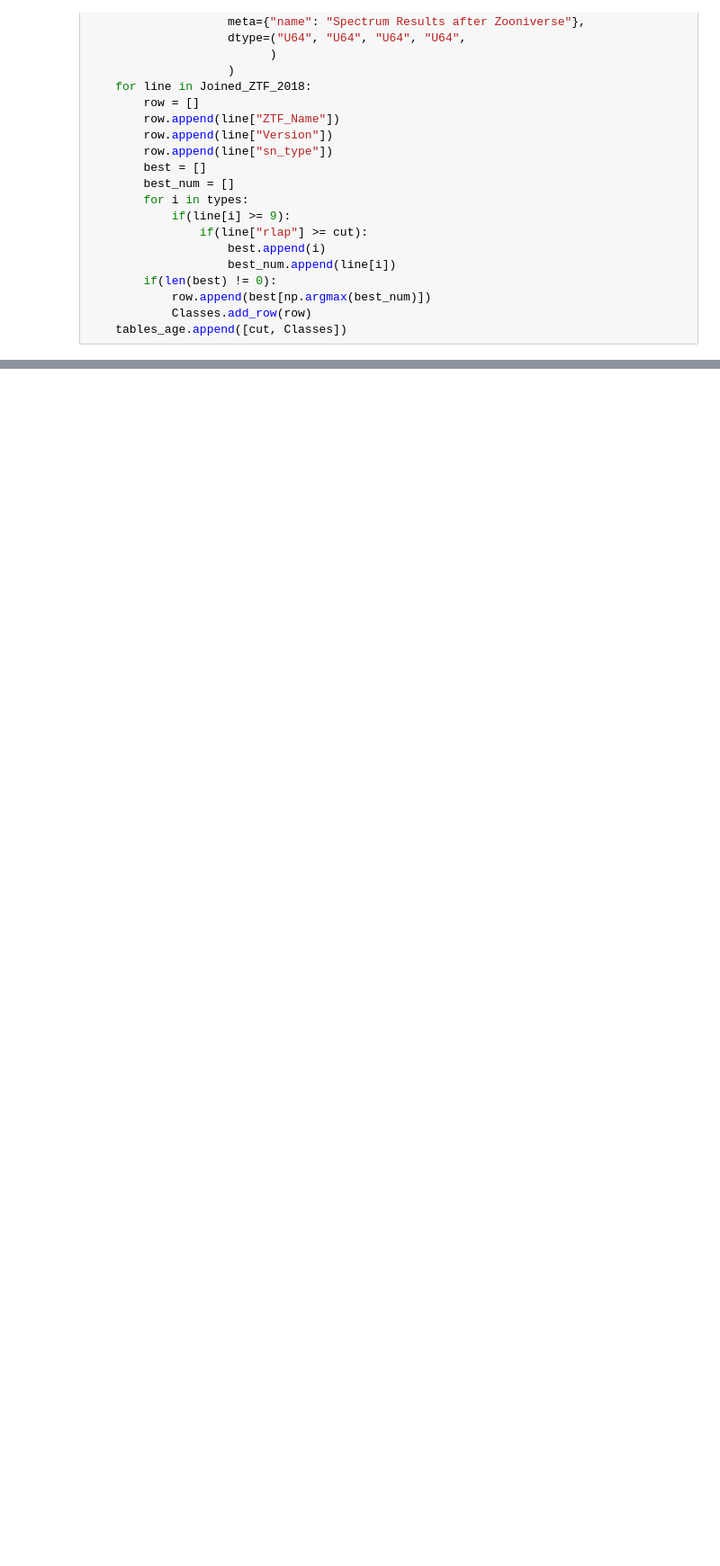
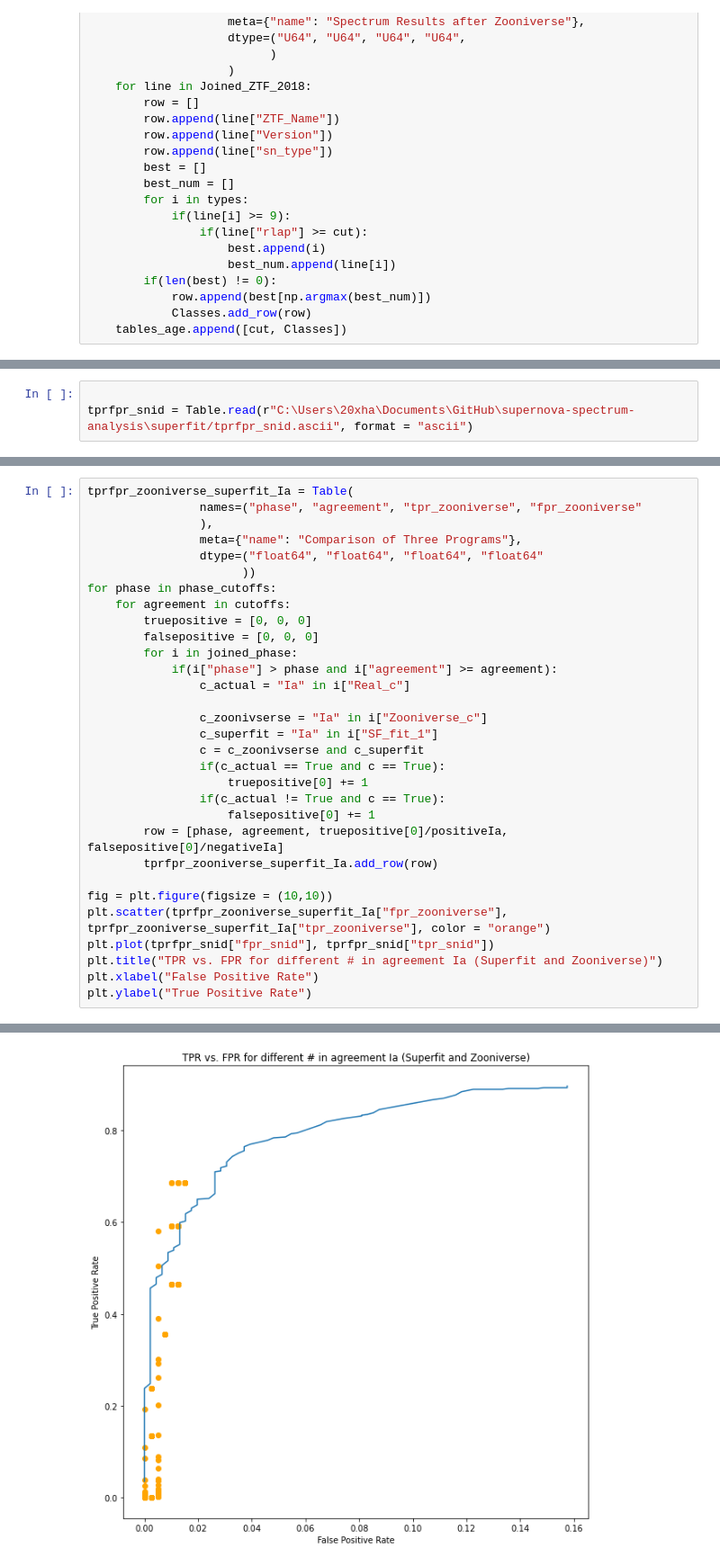
Before and after one commit to Hallflower20/supernova-spectrum-analysis, a Jupyter notebook: ZooniverseAnalysis/Analysis.ipynb, the cells around one changed output, grey strips where cells are left out. Shown: that part at 90% size. Cells and saved outputs as stored; diff of their text form; blank space fills up the shorter version.

```diff
--- a/ZooniverseAnalysis/Analysis.ipynb
+++ b/ZooniverseAnalysis/Analysis.ipynb
@@ -715,0 +780,3 @@ for cut in rlap_cutoffs:
+# %%
+
+tprfpr_snid = Table.read(r"C:\Users\20xha\Documents\GitHub\supernova-spectrum-analysis\superfit/tprfpr_snid.ascii", format = "ascii")
@@ -715,0 +872,32 @@ for cut in rlap_cutoffs:
+# %%
+tprfpr_zooniverse_superfit_Ia = Table(
+                names=("phase", "agreement", "tpr_zooniverse", "fpr_zooniverse"
+                ),
+                meta={"name": "Comparison of Three Programs"},
+                dtype=("float64", "float64", "float64", "float64"
+                      ))
+for phase in phase_cutoffs:
+    for agreement in cutoffs:
+        truepositive = [0, 0, 0]
+        falsepositive = [0, 0, 0]
+        for i in joined_phase:
+            if(i["phase"] > phase and i["agreement"] >= agreement):
+                c_actual = "Ia" in i["Real_c"]
+
+                c_zoonivserse = "Ia" in i["Zooniverse_c"]
+                c_superfit = "Ia" in i["SF_fit_1"]
+                c = c_zoonivserse and c_superfit
+                if(c_actual == True and c == True):
+                    truepositive[0] += 1
+                if(c_actual != True and c == True):
+                    falsepositive[0] += 1
+        row = [phase, agreement, truepositive[0]/positiveIa, falsepositive[0]/negativeIa]
+        tprfpr_zooniverse_superfit_Ia.add_row(row)
+
+fig = plt.figure(figsize = (10,10))
+plt.scatter(tprfpr_zooniverse_superfit_Ia["fpr_zooniverse"], tprfpr_zooniverse_superfit_Ia["tpr_zooniverse"], color = "orange")
+plt.plot(tprfpr_snid["fpr_snid"], tprfpr_snid["tpr_snid"])
+plt.title("TPR vs. FPR for different # in agreement Ia (Superfit and Zooniverse)")
+plt.xlabel("False Positive Rate")
+plt.ylabel("True Positive Rate")
+# %% [output]
@@ -715,0 +905 @@ for cut in rlap_cutoffs:
+[figure, added]
```
Also changed, not shown: parts of 41 cells of this notebook, 7 other files.
